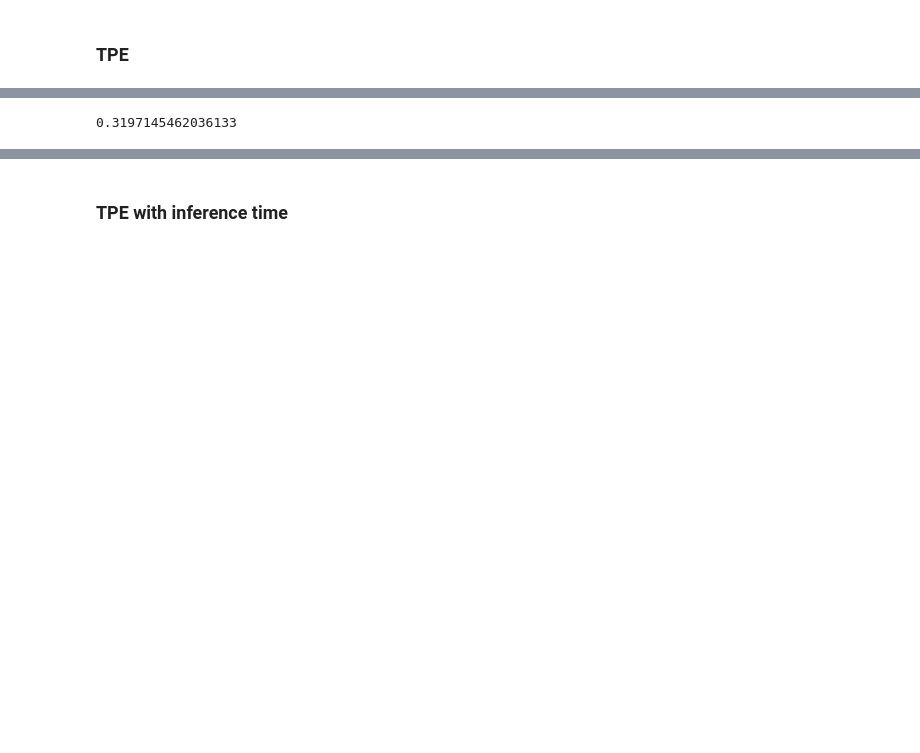
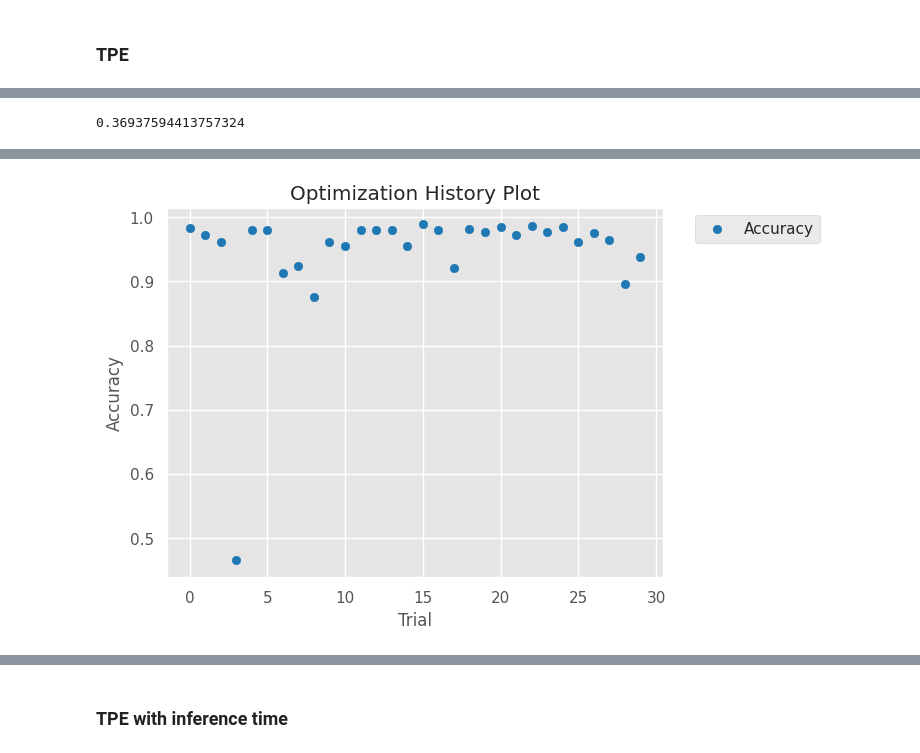
Before and after one commit to intsystems/BMM, a Jupyter notebook: lab5/BarabanshchikovaTask5.ipynb, the cells around one changed output, grey strips where cells are left out. Drawn from its saved outputs; the diff is of its cells as text; code cells hidden in the pictures; blank space fills up the shorter version.

```diff
--- a/lab5/BarabanshchikovaTask5.ipynb
+++ b/lab5/BarabanshchikovaTask5.ipynb
@@ -445,9 +430,16 @@ TPE_study.best_params
 # %%
 #Corresponding inference time
-objective_with_time([2, 94, 124, 0, 0.0034058693816481026, 24])[1]
+objective_with_time([2, 102, 106, 0, 0.0012573810579427286, 18])[1]
 # %% [output]
-0.3197145462036133
+0.36937594413757324
+# %%
+import seaborn as sns
+sns.reset_orig()
+sns.set()
+# %%
+sns.set_style("white")
 # %%
 #objective - minus validation accuracy
-plot_optimization_history(TPE_study, target_name='Minus accuracy')
+optuna.visualization.matplotlib.plot_optimization_history(TPE_study, target=lambda t: -t.values[0], target_name='Accuracy')
+plt.show()
 # %% [output]
@@ -455,3 +446,4 @@ plot_optimization_history(TPE_study, target_name='Minus accuracy')
+[figure, added]
 # %%
 plot_parallel_coordinate(TPE_study, target_name='Minus accuracy')
 # %% [output]
```
Also changed, not shown: parts of 26 cells of this notebook.
